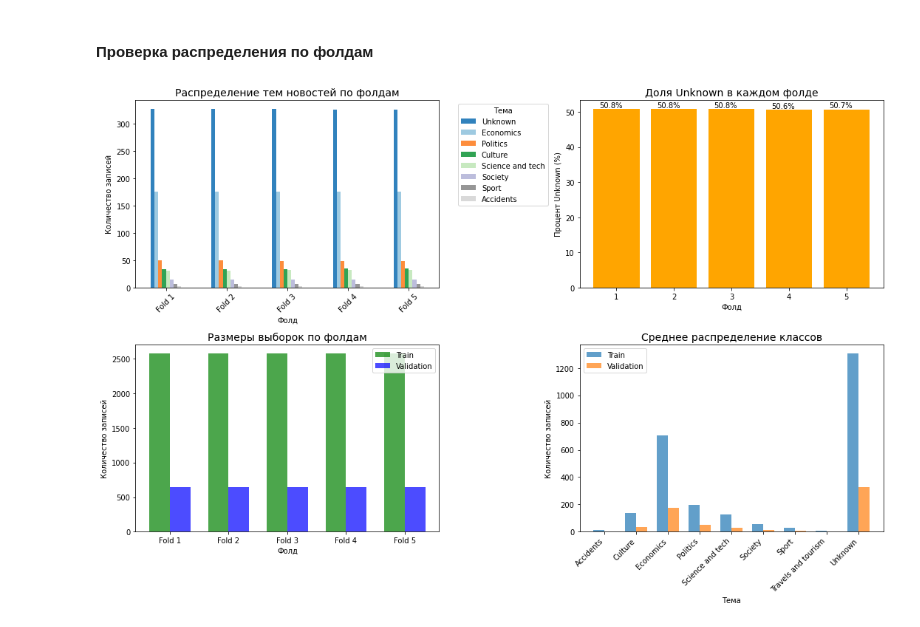
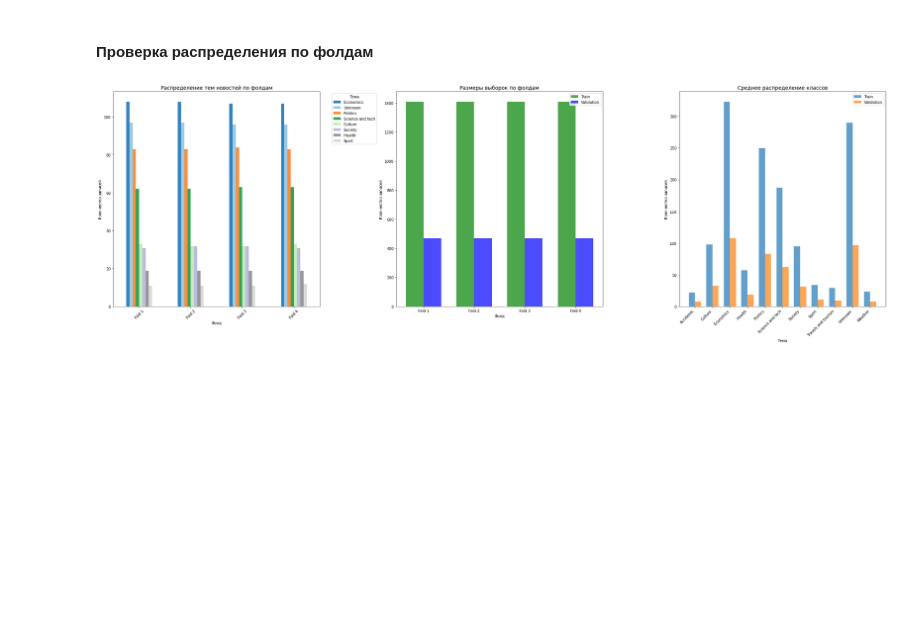
Before and after one commit to PaKicek/News-Classifier, a Jupyter notebook: model.ipynb, the cells around one changed output. Drawn from its saved outputs; the diff is of its cells as text; code cells hidden in the pictures; blank space fills up the shorter version.

```diff
--- a/model.ipynb
+++ b/model.ipynb
@@ -60,6 +63,16 @@ data_dir = Path("data")
 file_name = "all_news_2025-12-23.csv"
 file_path = data_dir / file_name
 df = pd.read_csv(file_path, parse_dates=['Publication Date'])
+
+df_filtered = df.copy()
+politics_indices = df_filtered[df_filtered['Topic'] == 'Politics'].index
+keep_percentage = 0.2
+n_politics_to_keep = int(len(politics_indices) * keep_percentage)
+random.seed(42)
+politics_to_keep = random.sample(list(politics_indices), n_politics_to_keep)
+mask_keep = df_filtered.index.isin(politics_to_keep) | (df_filtered['Topic'] != 'Politics')
+df = df_filtered[mask_keep].copy()
+
 display(df)
 # %% [output]
 |  | Website | Title | Author | Publication Date | Link | Picture Link | Category | Topic | Relevance |
@@ -346,5 +373,5 @@ for text in X_text:
 # %%
-tfidf_vectorizer = TfidfVectorizer(
+vectorizer = TfidfVectorizer(
     max_features=5000,  # Ограничиваем количество фич
     min_df=2,           # Слова должны встречаться минимум в 2 заголовках
     max_df=0.8,         # Исключаем слова, встречающиеся в более чем 80% заголовков
@@ -352,6 +379,6 @@ tfidf_vectorizer = TfidfVectorizer(
 )
 label_encoder = LabelEncoder()
 
-X_tfidf = tfidf_vectorizer.fit_transform(X_processed)
+X_vectorized = vectorizer.fit_transform(X_processed)
 y_encoded = label_encoder.fit_transform(y)
 # %% [markdown]
@@ -359,10 +386,10 @@ y_encoded = label_encoder.fit_transform(y)
 # %%
-n_splits = 5
+n_splits = 4
 skf = StratifiedKFold(n_splits=n_splits, shuffle=True, random_state=42)
 fold_indices = []
 fold_splits = []
 
-for fold, (train_idx, val_idx) in enumerate(skf.split(X_tfidf, y_encoded), 1):
+for fold, (train_idx, val_idx) in enumerate(skf.split(X_vectorized, y_encoded), 1):
     fold_indices.append((train_idx, val_idx))
     fold_splits.append({
         'fold': fold,
@@ -374,7 +401,7 @@ for fold, (train_idx, val_idx) in enumerate(skf.split(X_tfidf, y_encoded), 1):
 # %% [markdown]
 #### Проверка распределения по фолдам
 # %%
-fig, axes = plt.subplots(2, 2, figsize=(15, 10))
+fig, axes = plt.subplots(1, 3, figsize=(30, 10))
 
 fold_data = []
 for fold_info in fold_splits:
@@ -382,71 +409,53 @@ for fold_info in fold_splits:
     fold_data.append(val_classes)
 
 fold_df = pd.DataFrame(fold_data, index=[f'Fold {i+1}' for i in range(n_splits)])
 fold_df.columns = label_encoder.classes_
 
 
 
 top_topics = fold_df.sum().nlargest(8).index
-fold_df[top_topics].plot(kind='bar', ax=axes[0, 0], colormap='tab20c')
-axes[0, 0].set_title('Распределение тем новостей по фолдам', fontsize=14)
-axes[0, 0].set_xlabel('Фолд')
-axes[0, 0].set_ylabel('Количество записей')
-axes[0, 0].legend(title='Тема', bbox_to_anchor=(1.05, 1), loc='upper left')
-axes[0, 0].tick_params(axis='x', rotation=45)
-
-
-
-unknown_idx = np.where(label_encoder.classes_ == 'Unknown')[0][0]
-unknown_percentages = []
-
-for fold_info in fold_splits:
-    total_val = fold_info['val_size']
-    unknown_count = fold_info['val_classes'][unknown_idx]
-    unknown_percentages.append(unknown_count / total_val * 100)
-
-axes[0, 1].bar(range(1, n_splits + 1), unknown_percentages, color='orange')
-axes[0, 1].set_title('Доля Unknown в каждом фолде', fontsize=14)
-axes[0, 1].set_xlabel('Фолд')
-axes[0, 1].set_ylabel('Процент Unknown (%)')
-axes[0, 1].set_xticks(range(1, n_splits + 1))
-for i, perc in enumerate(unknown_percentages):
-    axes[0, 1].text(i + 0.9, perc + 0.5, f'{perc:.1f}%', ha='center')
+fold_df[top_topics].plot(kind='bar', ax=axes[0], colormap='tab20c')
+axes[0].set_title('Распределение тем новостей по фолдам', fontsize=14)
+axes[0].set_xlabel('Фолд')
+axes[0].set_ylabel('Количество записей')
+axes[0].legend(title='Тема', bbox_to_anchor=(1.05, 1), loc='upper left')
+axes[0].tick_params(axis='x', rotation=45)
 
 
 
 train_sizes = [fold_info['train_size'] for fold_info in fold_splits]
 val_sizes = [fold_info['val_size'] for fold_info in fold_splits]
 
 x = np.arange(n_splits)
 width = 0.35
 
-axes[1, 0].bar(x - width/2, train_sizes, width, label='Train', alpha=0.7, color='green')
-axes[1, 0].bar(x + width/2, val_sizes, width, label='Validation', alpha=0.7, color='blue')
-axes[1, 0].set_title('Размеры выборок по фолдам', fontsize=14)
-axes[1, 0].set_xlabel('Фолд')
-axes[1, 0].set_ylabel('Количество записей')
-axes[1, 0].set_xticks(x)
-axes[1, 0].set_xticklabels([f'Fold {i+1}' for i in range(n_splits)])
-axes[1, 0].legend()
+axes[1].bar(x - width/2, train_sizes, width, label='Train', alpha=0.7, color='green')
+axes[1].bar(x + width/2, val_sizes, width, label='Validation', alpha=0.7, color='blue')
+axes[1].set_title('Размеры выборок по фолдам', fontsize=14)
+axes[1].set_xlabel('Фолд')
+axes[1].set_ylabel('Количество записей')
+axes[1].set_xticks(x)
+axes[1].set_xticklabels([f'Fold {i+1}' for i in range(n_splits)])
+axes[1].legend()
 
 
 
 train_class_means = np.mean([fold_info['train_classes'] for fold_info in fold_splits], axis=0)
 val_class_means = np.mean([fold_info['val_classes'] for fold_info in fold_splits], axis=0)
 
 x_pos = np.arange(len(label_encoder.classes_))
 width = 0.35
 
-axes[1, 1].bar(x_pos - width/2, train_class_means, width, label='Train', alpha=0.7)
-axes[1, 1].bar(x_pos + width/2, val_class_means, width, label='Validation', alpha=0.7)
-axes[1, 1].set_title('Среднее распределение классов', fontsize=14)
-axes[1, 1].set_xlabel('Тема')
-axes[1, 1].set_ylabel('Количество записей')
-axes[1, 1].set_xticks(x_pos)
-axes[1, 1].set_xticklabels(label_encoder.classes_, rotation=45, ha='right')
-axes[1, 1].legend()
+axes[2].bar(x_pos - width/2, train_class_means, width, label='Train', alpha=0.7)
+axes[2].bar(x_pos + width/2, val_class_means, width, label='Validation', alpha=0.7)
+axes[2].set_title('Среднее распределение классов', fontsize=14)
+axes[2].set_xlabel('Тема')
+axes[2].set_ylabel('Количество записей')
+axes[2].set_xticks(x_pos)
+axes[2].set_xticklabels(label_encoder.classes_, rotation=45, ha='right')
+axes[2].legend()
 
 plt.tight_layout()
 plt.show()
 # %% [output]
-[figure, old version]
+[figure, new version]
```
Also changed, not shown: parts of 24 cells of this notebook, 3 other files.
